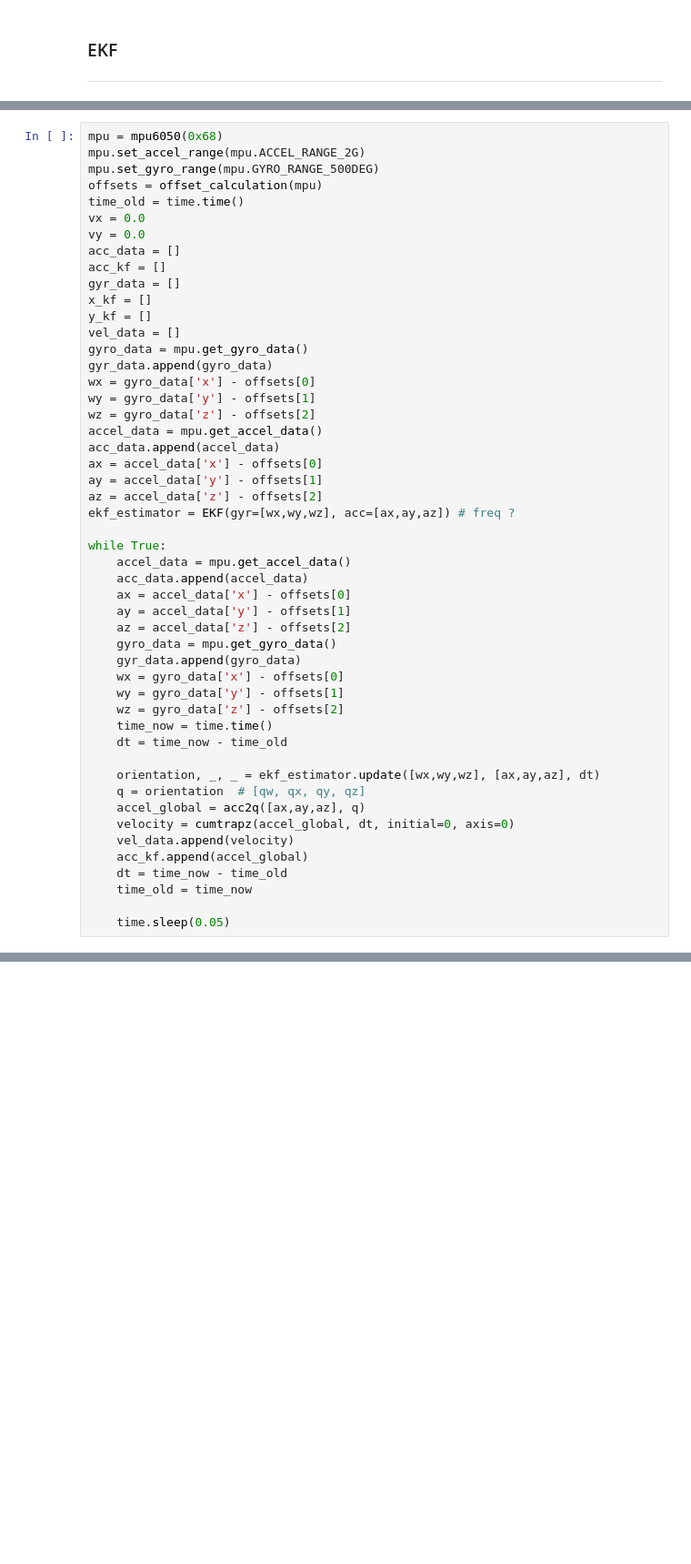
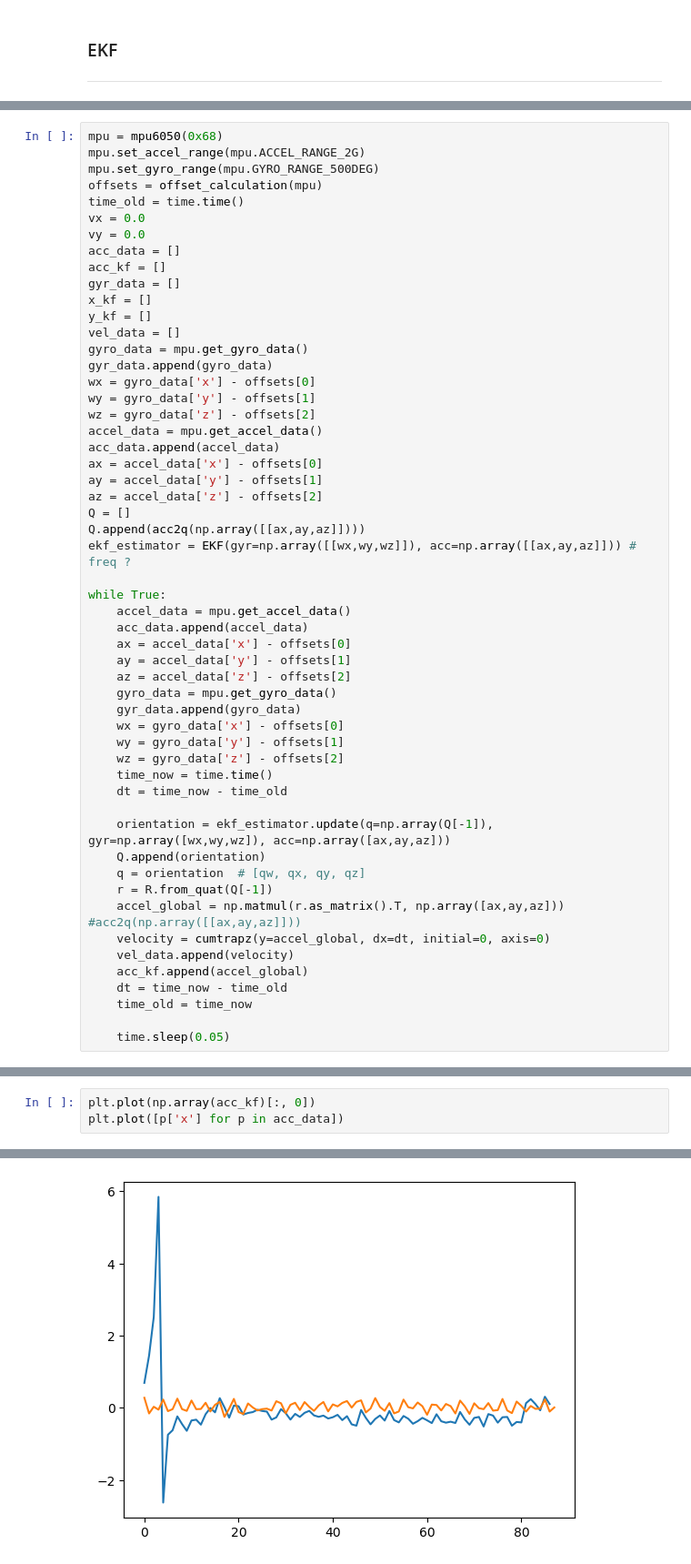
Before and after one commit to legonko/Final-project, a Jupyter notebook: tools/mpu6050.ipynb, the cells around one changed output, grey strips where cells are left out. Shown at 91% size. Cells and saved outputs as stored; diff of their text form; blank space fills up the shorter version.

```diff
--- a/tools/mpu6050.ipynb
+++ b/tools/mpu6050.ipynb
@@ -482,7 +483,9 @@ acc_data.append(accel_data)
 ax = accel_data['x'] - offsets[0]
 ay = accel_data['y'] - offsets[1]
 az = accel_data['z'] - offsets[2]
-ekf_estimator = EKF(gyr=[wx,wy,wz], acc=[ax,ay,az]) # freq ?
+Q = []
+Q.append(acc2q(np.array([[ax,ay,az]])))
+ekf_estimator = EKF(gyr=np.array([[wx,wy,wz]]), acc=np.array([[ax,ay,az]])) # freq ?
 
 while True:
     accel_data = mpu.get_accel_data()
@@ -498,10 +501,12 @@ while True:
     time_now = time.time()
     dt = time_now - time_old
 
-    orientation, _, _ = ekf_estimator.update([wx,wy,wz], [ax,ay,az], dt)
+    orientation = ekf_estimator.update(q=np.array(Q[-1]), gyr=np.array([wx,wy,wz]), acc=np.array([ax,ay,az]))
+    Q.append(orientation)
     q = orientation  # [qw, qx, qy, qz]
-    accel_global = acc2q([ax,ay,az], q)
-    velocity = cumtrapz(accel_global, dt, initial=0, axis=0)
+    r = R.from_quat(Q[-1])
+    accel_global = np.matmul(r.as_matrix().T, np.array([ax,ay,az])) #acc2q(np.array([[ax,ay,az]]))
+    velocity = cumtrapz(y=accel_global, dx=dt, initial=0, axis=0)
     vel_data.append(velocity)
     acc_kf.append(accel_global)
     dt = time_now - time_old
@@ -510,0 +522,4 @@ while True:
+# %%
+plt.plot(np.array(acc_kf)[:, 0])
+plt.plot([p['x'] for p in acc_data])
+# %% [output]
@@ -510,0 +527 @@ while True:
+[figure, added]
```
Also changed, not shown: parts of 7 cells of this notebook, 3 other files.
